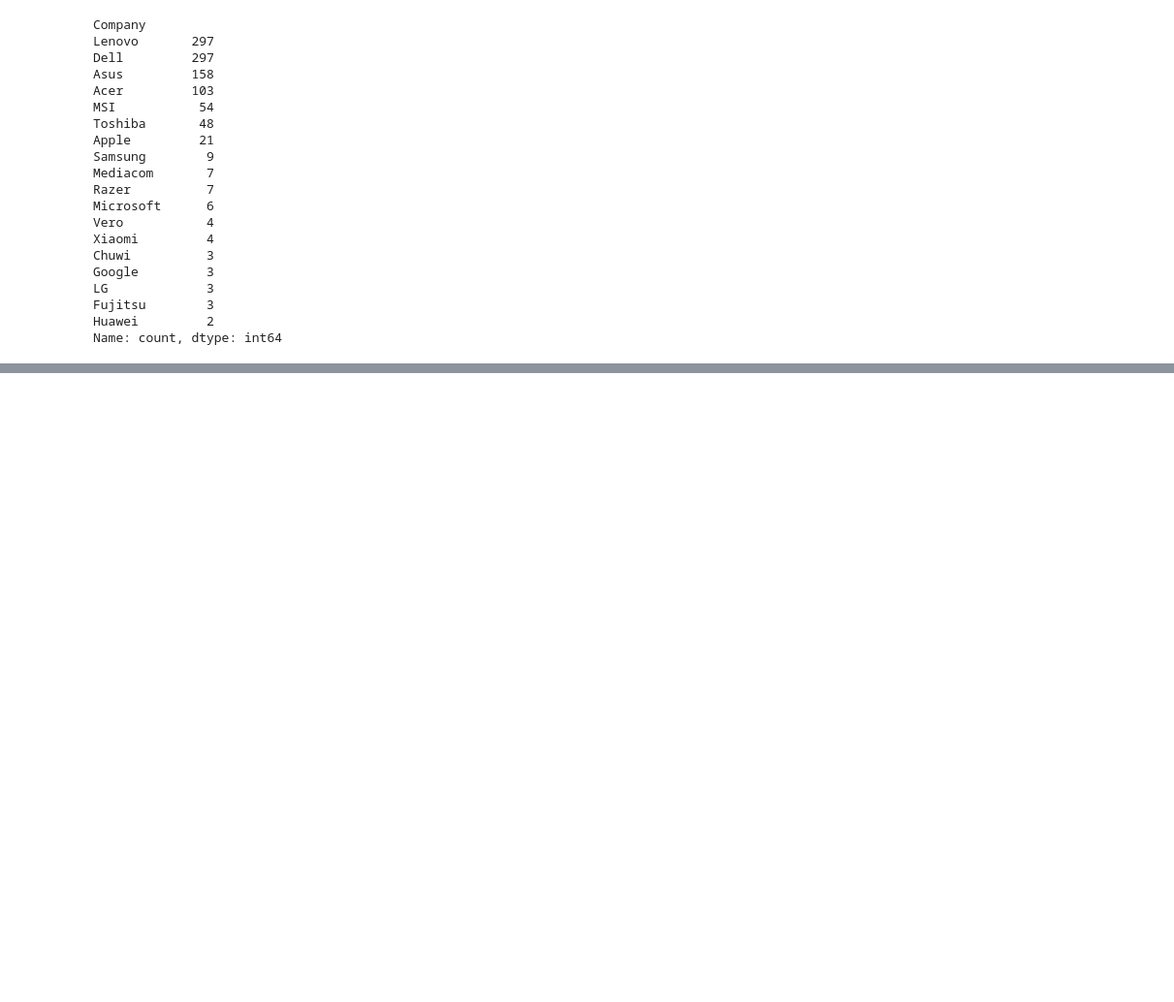
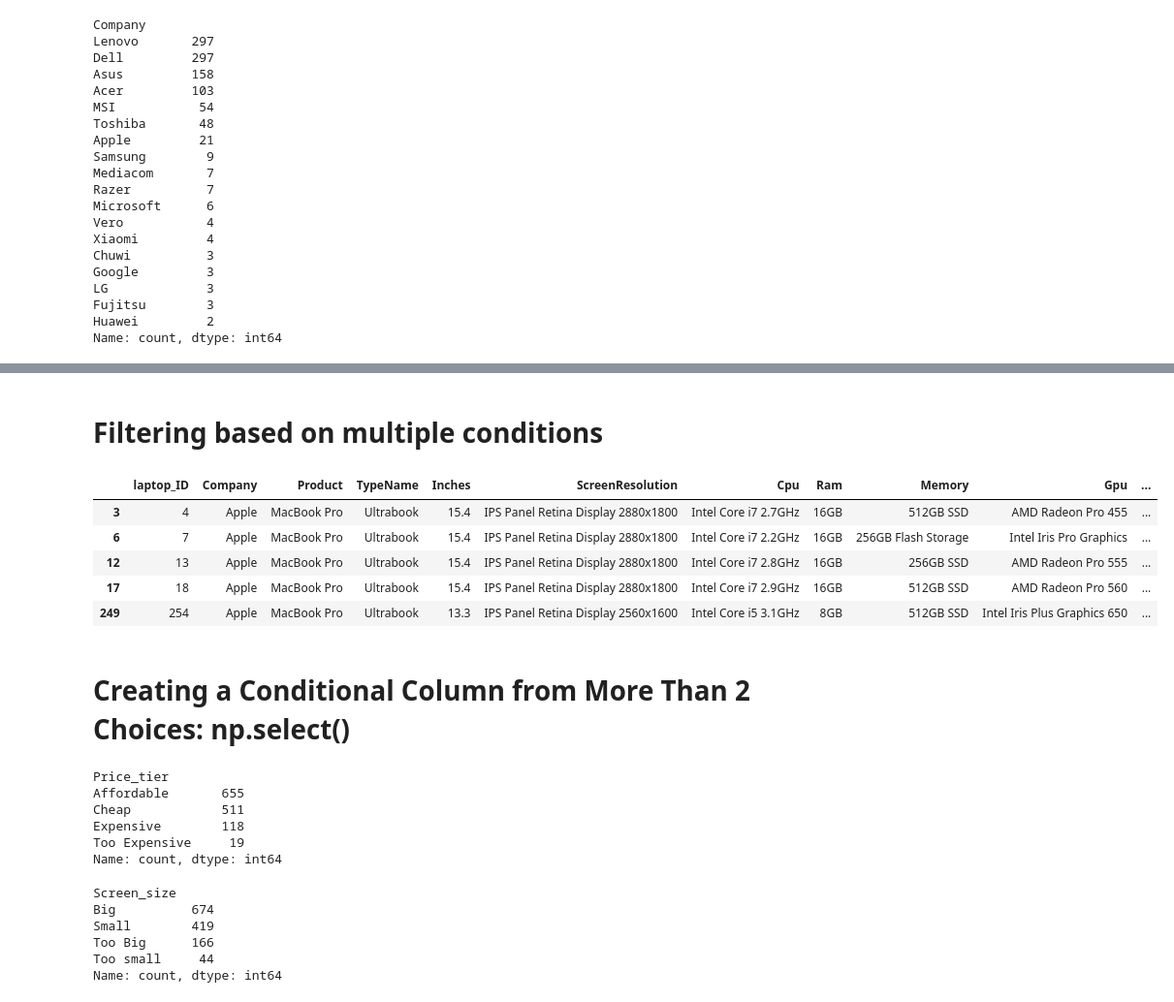
Before and after one commit to baldzhiyski/data-science-course, a Jupyter notebook: freeCodeCamp-course/filtering-data/filtering-data.ipynb, the cells around one changed output, grey strips where cells are left out. Shown at 97% size. Saved outputs shown, nothing was run; the diff lists cells and outputs as text; code cells hidden in the pictures; blank space fills up the shorter version.

Commit message:
basic filtering operations

```diff
--- a/freeCodeCamp-course/filtering-data/filtering-data.ipynb
+++ b/freeCodeCamp-course/filtering-data/filtering-data.ipynb
@@ -58,0 +97,56 @@ df_laptops[df_laptops['Price_euros'] > 2000].head(5)
+# %% [markdown]
+# Filtering based on multiple conditions
+# %%
+# filer dataframe based on multiple conditions
+df_laptops[(df_laptops['Company']=='Apple') & (df_laptops['Price_euros']>2000)].head()
+# %% [output]
+|  | laptop_ID | Company | Product | TypeName | Inches | ScreenResolution | Cpu | Ram | Memory | Gpu | ... |
+| 3 | 4 | Apple | MacBook Pro | Ultrabook | 15.4 | IPS Panel Retina Display 2880x1800 | Intel Core i7 2.7GHz | 16GB | 512GB SSD | AMD Radeon Pro 455 | ... |
+| 6 | 7 | Apple | MacBook Pro | Ultrabook | 15.4 | IPS Panel Retina Display 2880x1800 | Intel Core i7 2.2GHz | 16GB | 256GB Flash Storage | Intel Iris Pro Graphics | ... |
+| 12 | 13 | Apple | MacBook Pro | Ultrabook | 15.4 | IPS Panel Retina Display 2880x1800 | Intel Core i7 2.8GHz | 16GB | 256GB SSD | AMD Radeon Pro 555 | ... |
+| 17 | 18 | Apple | MacBook Pro | Ultrabook | 15.4 | IPS Panel Retina Display 2880x1800 | Intel Core i7 2.9GHz | 16GB | 512GB SSD | AMD Radeon Pro 560 | ... |
+| 249 | 254 | Apple | MacBook Pro | Ultrabook | 13.3 | IPS Panel Retina Display 2560x1600 | Intel Core i5 3.1GHz | 8GB | 512GB SSD | Intel Iris Plus Graphics 650 | ... |
+# %% [markdown]
+# Creating a Conditional Column from More Than 2 Choices: np.select()
+# %%
+import numpy as np
+# create "conditions" and "values" variables
+conditions = [
+    (df_laptops['Price_euros']>3000),
+    (df_laptops['Price_euros']>2000) & (df_laptops['Price_euros']<=3000),
+    (df_laptops['Price_euros']>800) & (df_laptops['Price_euros']<=2000),
+    (df_laptops['Price_euros']<=800),
+]
+choices = ['Too Expensive', 'Expensive', 'Affordable', 'Cheap']
+
+# set it to a new column
+df_laptops['Price_tier'] = np.select(conditions, choicelist=choices,default='Unknown' )
+
+df_laptops.value_counts('Price_tier')
+# %% [output]
+Price_tier
+Affordable       655
+Cheap            511
+Expensive        118
+Too Expensive     19
+Name: count, dtype: int64
+# %%
+conditions = [
+    (df_laptops['Inches']>16),
+    (df_laptops['Inches']>14) & (df_laptops['Inches']<=16),
+    (df_laptops['Inches']>12) & (df_laptops['Inches']<=14),
+    (df_laptops['Inches']<=12)
+]
+
+choices= ['Too Big','Big','Small','Too small']
+
+df_laptops['Screen_size'] = np.select(condlist=conditions,choicelist=choices,default='Unknown' )
+
+df_laptops.value_counts('Screen_size')
+# %% [output]
+Screen_size
+Big          674
+Small        419
+Too Big      166
+Too small     44
+Name: count, dtype: int64
```
Also changed, not shown: parts of 16 cells of this notebook.
